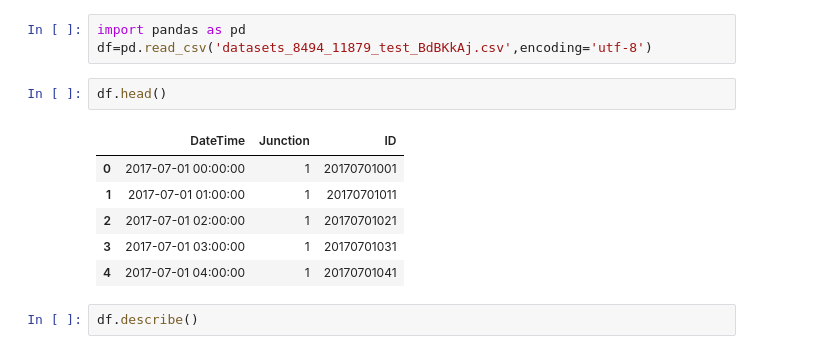
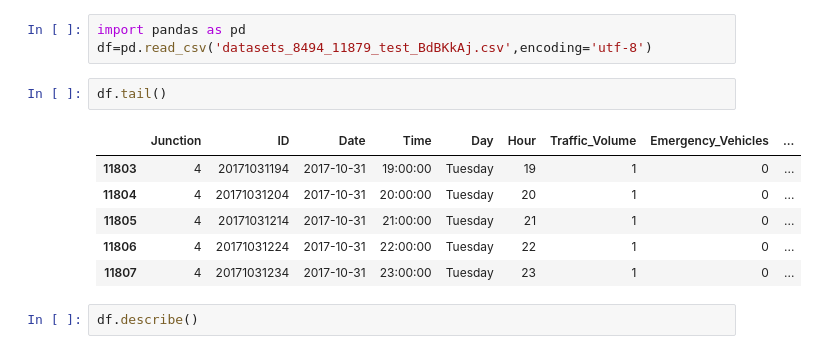
Before and after one commit to SamDurga2507/Traffic-management-project, a Jupyter notebook: Traffic_control.ipynb, the cells around one changed output. Saved outputs shown, nothing was run; the diff lists cells and outputs as text.

```diff
--- a/Traffic_control.ipynb
+++ b/Traffic_control.ipynb
@@ -10,14 +10,14 @@ Saving datasets_8494_11879_test_BdBKkAj.csv to datasets_8494_11879_test_BdBKkAj.
 import pandas as pd
 df=pd.read_csv('datasets_8494_11879_test_BdBKkAj.csv',encoding='utf-8')
 # %%
-df.head()
+df.tail()
 # %% [output]
-|  | DateTime | Junction | ID |
-| 0 | 2017-07-01 00:00:00 | 1 | 20170701001 |
-| 1 | 2017-07-01 01:00:00 | 1 | 20170701011 |
-| 2 | 2017-07-01 02:00:00 | 1 | 20170701021 |
-| 3 | 2017-07-01 03:00:00 | 1 | 20170701031 |
-| 4 | 2017-07-01 04:00:00 | 1 | 20170701041 |
+|  | Junction | ID | Date | Time | Day | Hour | Traffic_Volume | Emergency_Vehicles | ... |
+| 11803 | 4 | 20171031194 | 2017-10-31 | 19:00:00 | Tuesday | 19 | 1 | 0 | ... |
+| 11804 | 4 | 20171031204 | 2017-10-31 | 20:00:00 | Tuesday | 20 | 1 | 0 | ... |
+| 11805 | 4 | 20171031214 | 2017-10-31 | 21:00:00 | Tuesday | 21 | 1 | 0 | ... |
+| 11806 | 4 | 20171031224 | 2017-10-31 | 22:00:00 | Tuesday | 22 | 1 | 0 | ... |
+| 11807 | 4 | 20171031234 | 2017-10-31 | 23:00:00 | Tuesday | 23 | 1 | 0 | ... |
 # %%
 df.describe()
 # %% [output]
```
Also changed, not shown: parts of 10 cells of this notebook.
